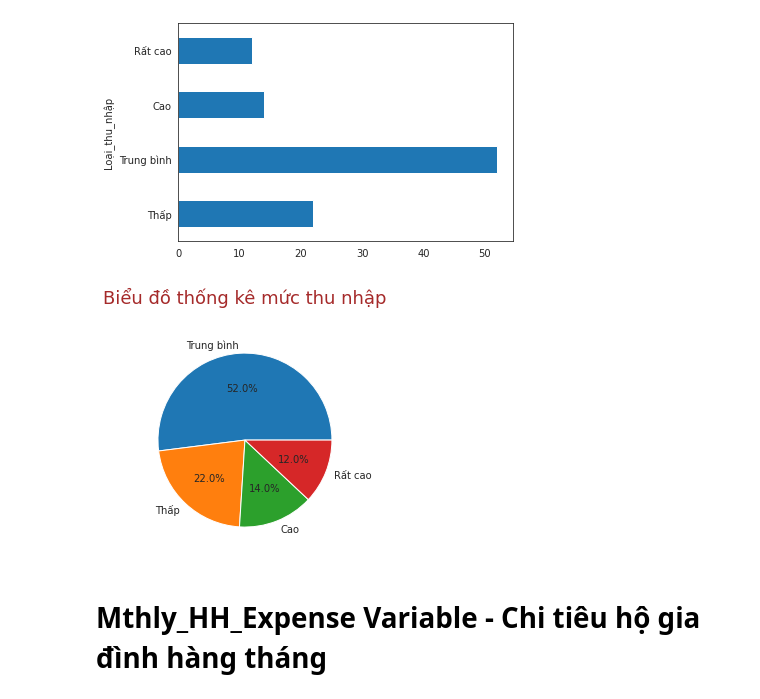
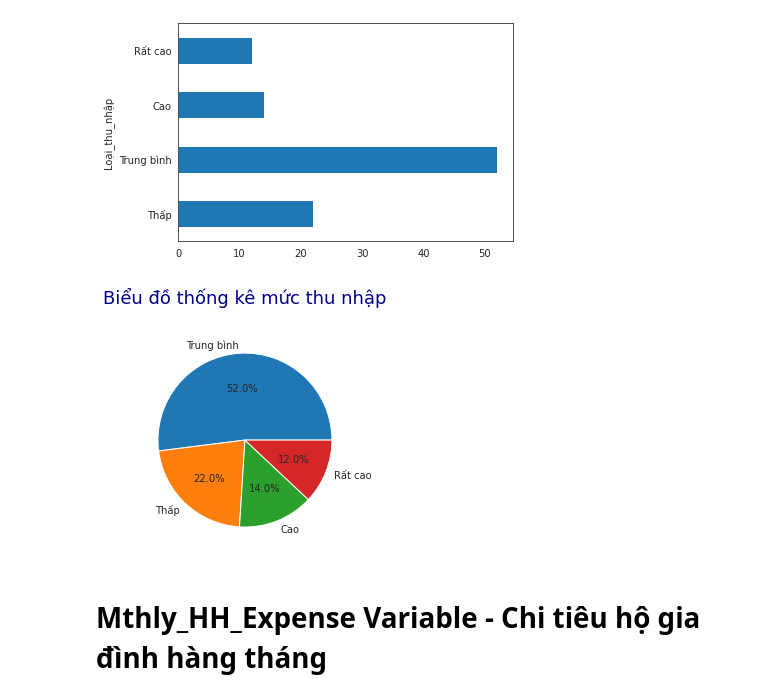
Before and after one commit to hoangnuthuphuong/HK2_freshman, a Jupyter notebook: PTDL_Python/ThongKeMoTa.ipynb, the cells around one changed output. Drawn from its saved outputs; the diff is of its cells as text; code cells hidden in the pictures.

```diff
--- a/PTDL_Python/ThongKeMoTa.ipynb
+++ b/PTDL_Python/ThongKeMoTa.ipynb
@@ -268,14 +268,14 @@ plt.show()
 # %%
 tn = type_df.Loại_thu_nhập.value_counts()
 engines = tn.index
 counts = tn.values
 x = counts.cumsum()/counts.sum()*100
 plt.xticks(rotation=100)
-plt.pie(counts[:5], labels = engines[:5], autopct='%1.1f%%')
-plt.title('Biểu đồ thống kê mức thu nhập', color = 'Brown', y = 1.1, fontsize = 18)
+plt.pie(counts[:5], labels = engines[:5], autopct="%1.1f%%")
+plt.title("Biểu đồ thống kê mức thu nhập", color = "darkblue", y = 1.1, fontsize = 18)
 plt.show()
 # %% [output]
-[figure, old version]
+[figure, new version]
 # %% [markdown]
 # **Mthly_HH_Expense Variable** - Chi tiêu hộ gia đình hàng tháng
 # %%
```
Also changed, not shown: parts of 29 cells of this notebook.
